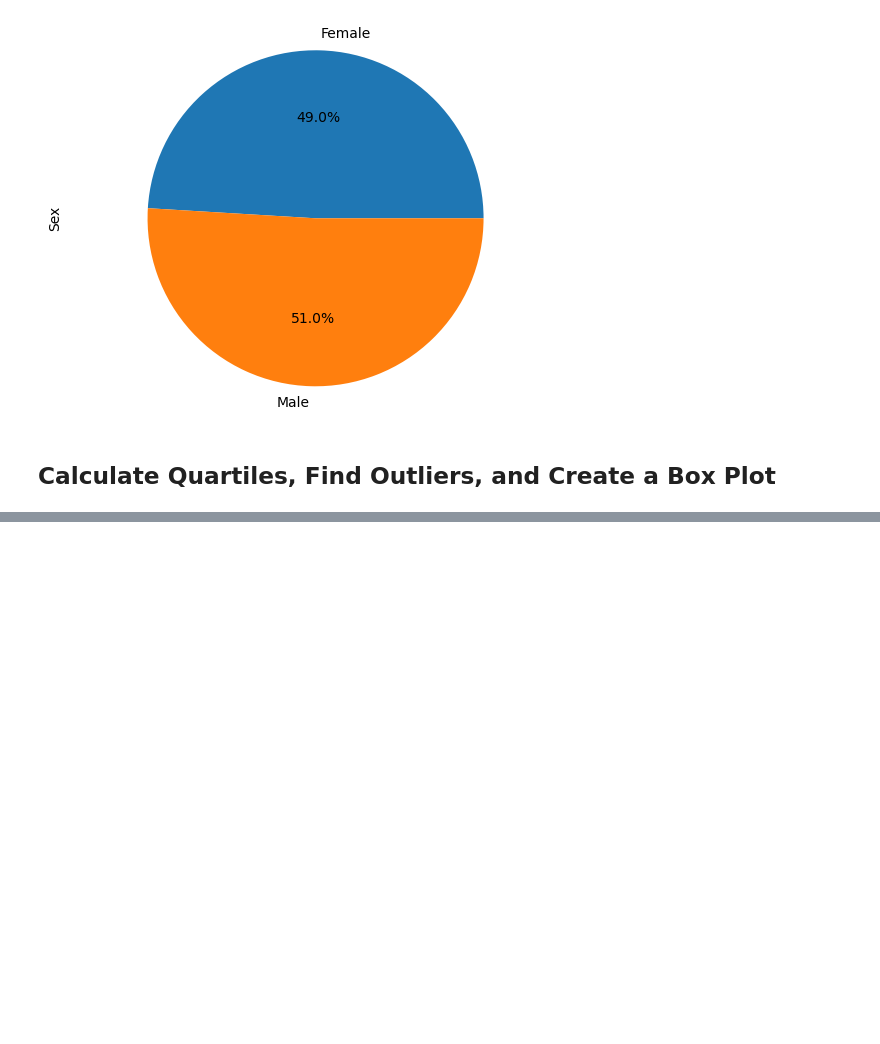
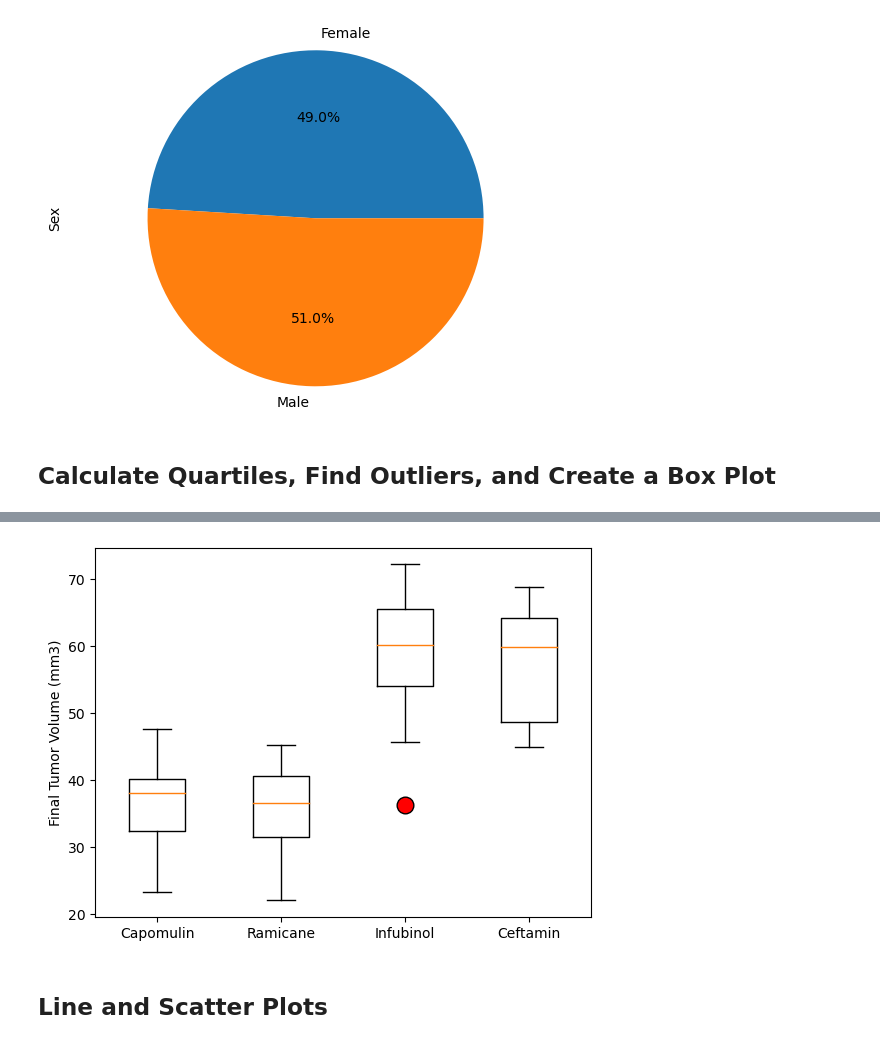
Before and after one commit to baronsgit/chart-challenge, a Jupyter notebook: Pymaceuticals/main.ipynb, the cells around one changed output, grey strips where cells are left out. Saved outputs shown, nothing was run; the diff lists cells and outputs as text; code cells hidden in the pictures; blank space fills up the shorter version.

```diff
--- a/Pymaceuticals/main.ipynb
+++ b/Pymaceuticals/main.ipynb
@@ -218,0 +212,30 @@ array(['Ramicane', 'Capomulin', 'Infubinol', 'Placebo', 'Ceftamin',
+# %%
+# list of treatment names
+treatment_names = ["Capomulin", "Ramicane", "Infubinol", "Ceftamin"]
+tumor_vols = []
+
+lbltumor = "Tumor Volume (mm3)"
+
+for treatment in treatment_names:
+
+    item = merged_mice.loc[merged_mice["Drug Regimen"] == treatment]
+
+    item_vol = item.loc[item["Timepoint"] == item["Last_Timepoint"]]
+
+    tumorvals = item_vol[lbltumor]
+    tumor_vols.append(tumorvals)
+
+    quarts = tumorvals.quantile([.25,.5,.75])
+    upperquart = quarts[0.75]
+    lowerquart = quarts[0.25]
+    iqitem = upperquart - lowerquart
+    print(f"IQR for {treatment}: {iqitem}")
+
+    u_bound = upperquart + (1.5*iqitem)
+    l_bound = lowerquart - (1.5*iqitem)
+    print(f"    Upper bound: {u_bound}")
+    print(f"    Lower bound: {l_bound}")
+
+    outliers_num = (tumorvals.loc[(item_vol[lbltumor] >= u_bound) |
+                                  (item_vol[lbltumor] <= l_bound)]).count()
+    print(f"    Outliers: {outliers_num}")
@@ -218,0 +259,14 @@ array(['Ramicane', 'Capomulin', 'Infubinol', 'Placebo', 'Ceftamin',
+# %%
+# generate box plot of tumor volume of each mouse
+fig, pltTumor = plt.subplots()
+pltTumor.boxplot(tumor_vols, labels=treatment_names,flierprops={"markerfacecolor":"r","markersize":12})
+
+pltTumor.set_ylabel(f"Final {lbltumor}")
+
+plt.show()
+
+plt.close()
+# %% [output]
+[figure, added]
+# %% [markdown]
+## Line and Scatter Plots
```
Also changed, not shown: parts of 8 cells of this notebook.
